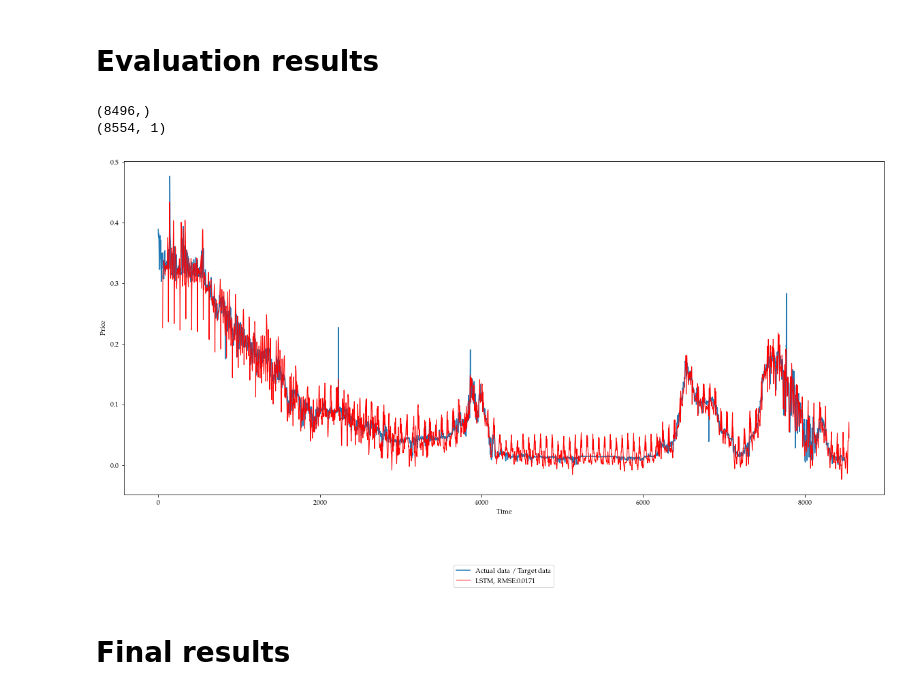
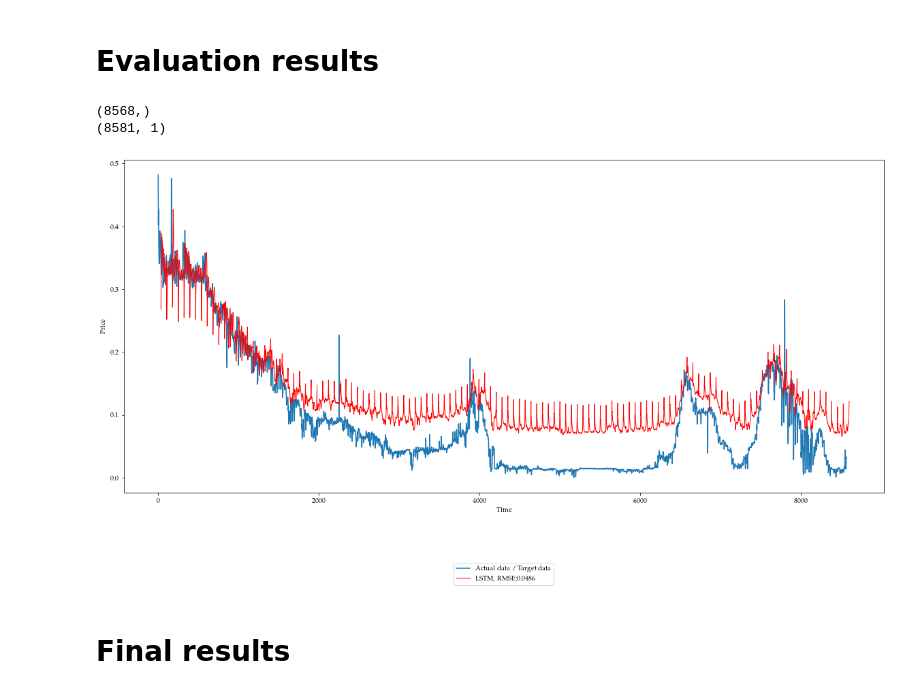
Before and after one commit to AndreasBordvik/FYS-STK4155-Prj3_report, a Jupyter notebook: code/LSTM_alternative/Time_series.ipynb, the cells around one changed output. Saved outputs shown, nothing was run; the diff lists cells and outputs as text; code cells hidden in the pictures.

Commit message:
working on LSTM

```diff
--- a/code/LSTM_alternative/Time_series.ipynb
+++ b/code/LSTM_alternative/Time_series.ipynb
@@ -199,15 +204,18 @@ evaluation_data_df: (8554, 13)
 # %%
 # Time series slicing parameters
-nbf_features = input_window = 12
+nbf_features = input_window = 1
 nbf_outputs = output_window = 1
+
+generation_feature = "NO5_load_delta"
+# generation_feature = "NO5_load_actual"
 
 # Creating time series traing and evaluation (test) data besed on sliding window approach
 x_train_LOAD, y_train_LOAD, x_test_LOAD, y_test_LOAD, train_df_LOAD, eval_df_LOAD = create_time_series_data(training_df,
                                                                                                     forcast_sol_df,
                                                                                                     nbf_features,
                                                                                                     nbf_outputs,
-                                                                                                    column_key="NO5_Actual Load",
-                                                                                                    column_suffix="DEM",
+                                                                                                    column_key=generation_feature,
+                                                                                                    column_suffix="LOAD",
                                                                                                     include_target_outputs=True)
 display(train_df_LOAD.head())
 display(eval_df_LOAD.head())
@@ -232,6 +240,6 @@ evaluation_data_df: (8554, 13)
 # %%
 # Time series slicing parameters
-nbf_features = input_window = 12
+nbf_features = input_window = 1
 nbf_outputs = output_window = 1
 
 # Creating time series traing and evaluation (test) data besed on sliding window approach
@@ -239,7 +247,7 @@ x_train, y_train, x_test, y_test, train_df, eval_df = create_time_series_data(tr
                                                                               forcast_sol_df,
                                                                               nbf_features,
                                                                               nbf_outputs,
-                                                                              column_key="NO5_day_ahead_prices",
+                                                                              column_key="NO5_price",
                                                                               column_suffix="DA",
                                                                               include_target_outputs=True)
 print(f"{x_test.shape=}")
@@ -674,9 +680,9 @@ We are using the LSTM model as our RNN model. The LSTM is configured for a many-
 # %% [markdown]
 #### Hyperparameters
 # %%
-eta = 0.0005
-units = 200
-batch_size = 100
+eta = 0.001
+units = 100
+batch_size = 16
 EPOCHS=50
 # %% [markdown]
 #### Model architecture
@@ -688,12 +694,14 @@ class LSTM_model(Sequential):
         # Bidirectional LSTM layer
         # self.add(Bidirectional(LSTM(units, input_shape = model_shape, kernel_regularizer=regz  ,return_sequences = True)))
         # self.add(LSTM(units, input_shape = model_shape, return_sequences = True))
-        self.add(Bidirectional(LSTM(units, input_shape = model_shape, return_sequences = True)))
-        #self.add(Bidirectional(LSTM(units, input_shape = model_shape, return_sequences = True)))
+        # self.add(Bidirectional(LSTM(units, input_shape = model_shape, return_sequences = True)))
+        self.add(LSTM(units, input_shape = model_shape, return_sequences = True))
+
 
         # Dense layer
         # self.add(Dense(units, kernel_regularizer=regz, activation='relu'))
-        #self.add(Dense(units, activation='relu'))
+        self.add(Dense(units, activation='relu'))
+        # self.add(TimeDistributed(Dense(units, activation='relu')))
 
 
 
@@ -863,24 +868,24 @@ print(RMSE_RNN1)
 # %%
 print(y_hat_RNN1.shape)
 print(y_test.shape)
 
-idx_from=0;
-# idx_to=700
+idx_from=0
+# idx_to=2200
 idx_to=y_hat_RNN1.shape[0]
 x_plot = np.arange(y_hat_RNN1.shape[0]+time_steps)
 
 fig, ax = plt.subplots(figsize=(20, 9))
 ax.set_xlabel("Time")
 ax.set_ylabel("Price")
 ax.plot(x_plot[idx_from : idx_to], y_test[idx_from:idx_to, 0], label="Actual data / Target data")
-ax.plot(x_plot[idx_from+time_steps-18 : idx_to+time_steps-18], y_hat_RNN1[idx_from:idx_to], c="red", linewidth=1, label=f"LSTM, RMSE:{RMSE_RNN1}")
+ax.plot(x_plot[idx_from+time_steps-38 : idx_to+time_steps-38], y_hat_RNN1[idx_from:idx_to], c="red", linewidth=1, label=f"LSTM, RMSE:{RMSE_RNN1}")
 ax.legend(loc="upper center", bbox_to_anchor=(0.5, -0.2))
 
 plt.savefig("RNN_results.pdf", bbox_inches='tight')
 # %% [output]
-(8496,)
-(8554, 1)
+(8568,)
+(8581, 1)
-[figure, old version]
+[figure, new version]
 # %% [markdown]
 # Final results
 # %%
```
Also changed, not shown: parts of 13 cells of this notebook, 10 other files.
